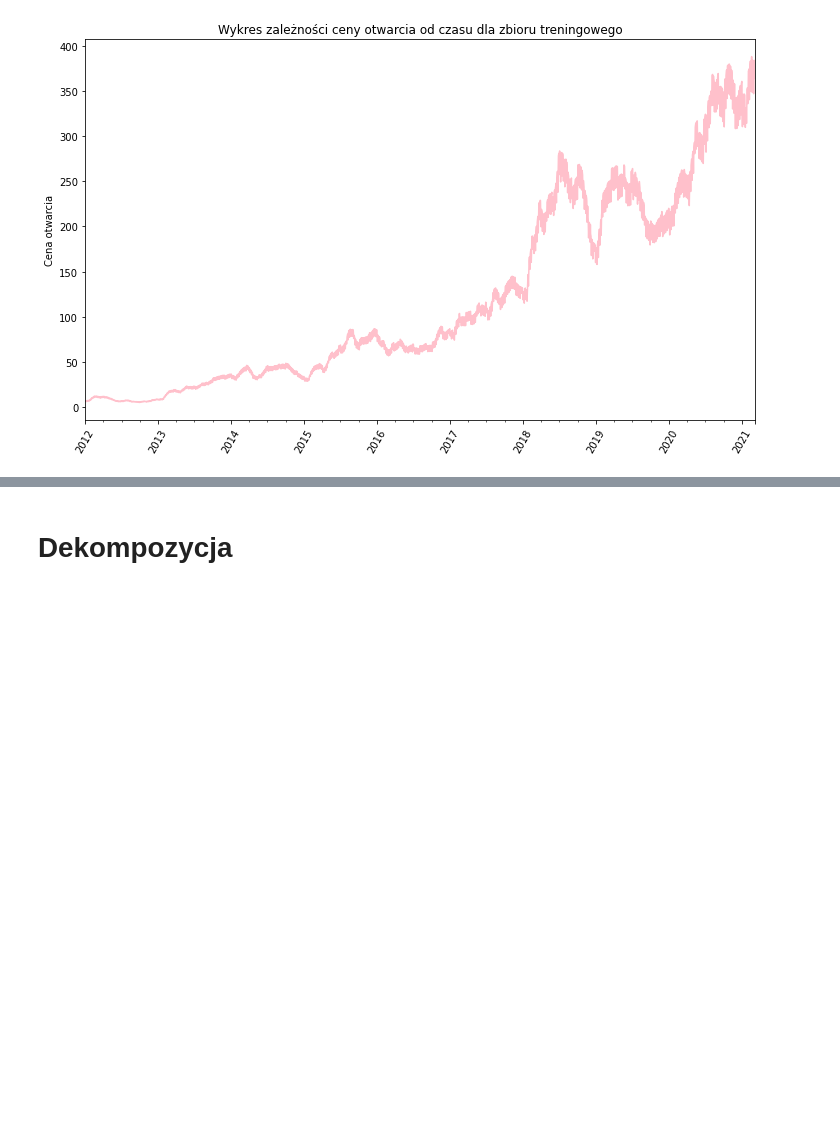
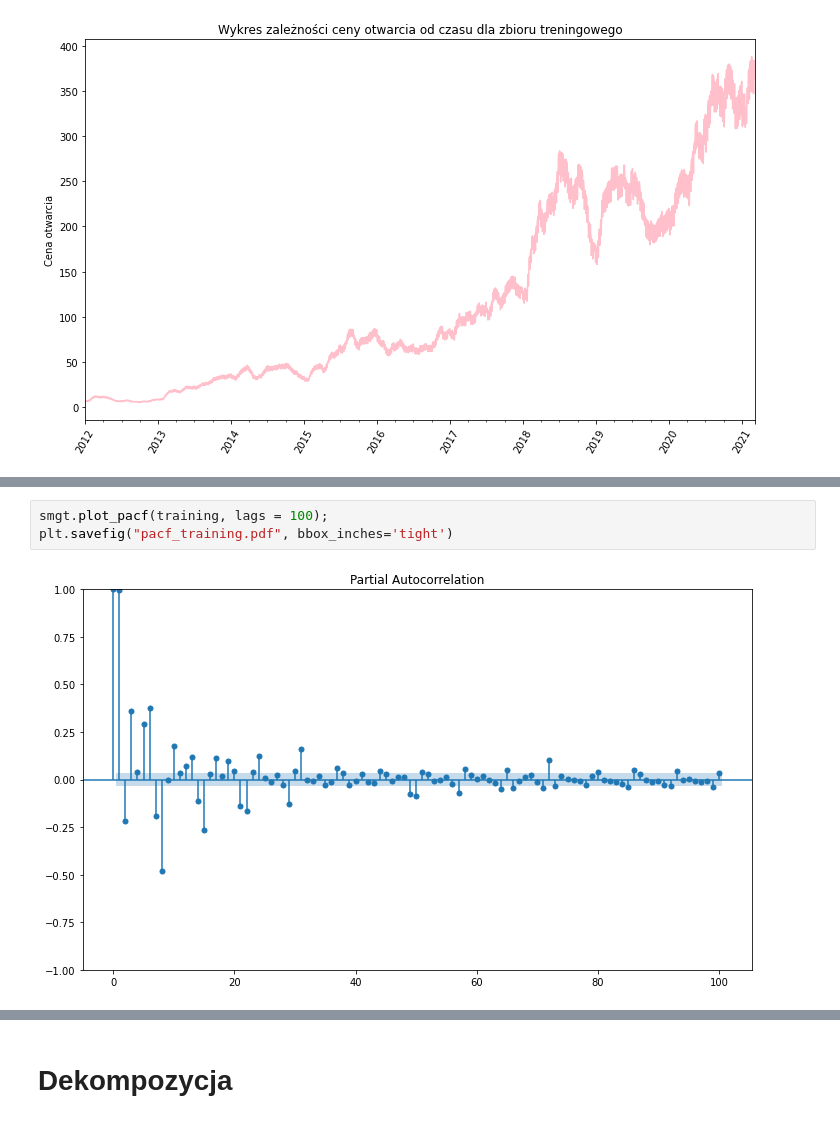
Before and after one commit to Staszek15/ARMA-Netflix-time-series, a Jupyter notebook: ARMA.ipynb, the cells around one changed output, grey strips where cells are left out. Drawn from its saved outputs; the diff is of its cells as text; blank space fills up the shorter version.

```diff
--- a/ARMA.ipynb
+++ b/ARMA.ipynb
@@ -140,0 +152,5 @@ Text(0.5, 1.0, 'Wykres zależności ceny otwarcia od czasu dla zbioru treningowe
+# %%
+smgt.plot_pacf(training, lags = 100);
+plt.savefig("pacf_training.pdf", bbox_inches='tight')
+# %% [output]
+[figure, added]
```
Also changed, not shown: parts of 37 cells of this notebook.
